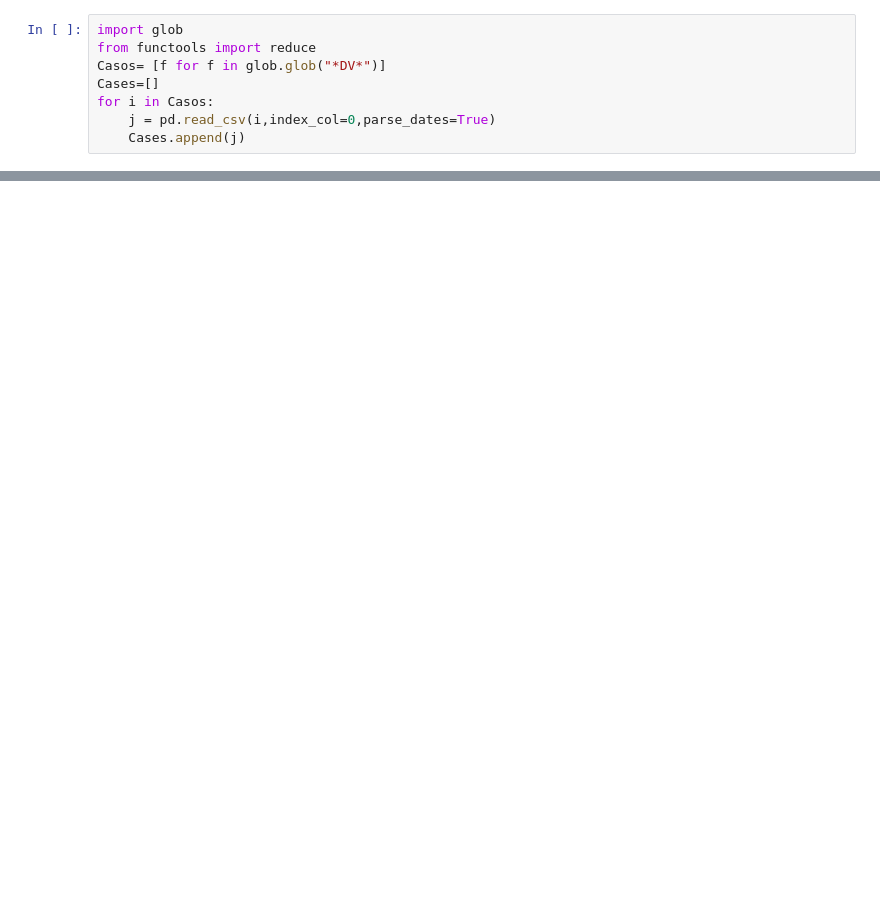
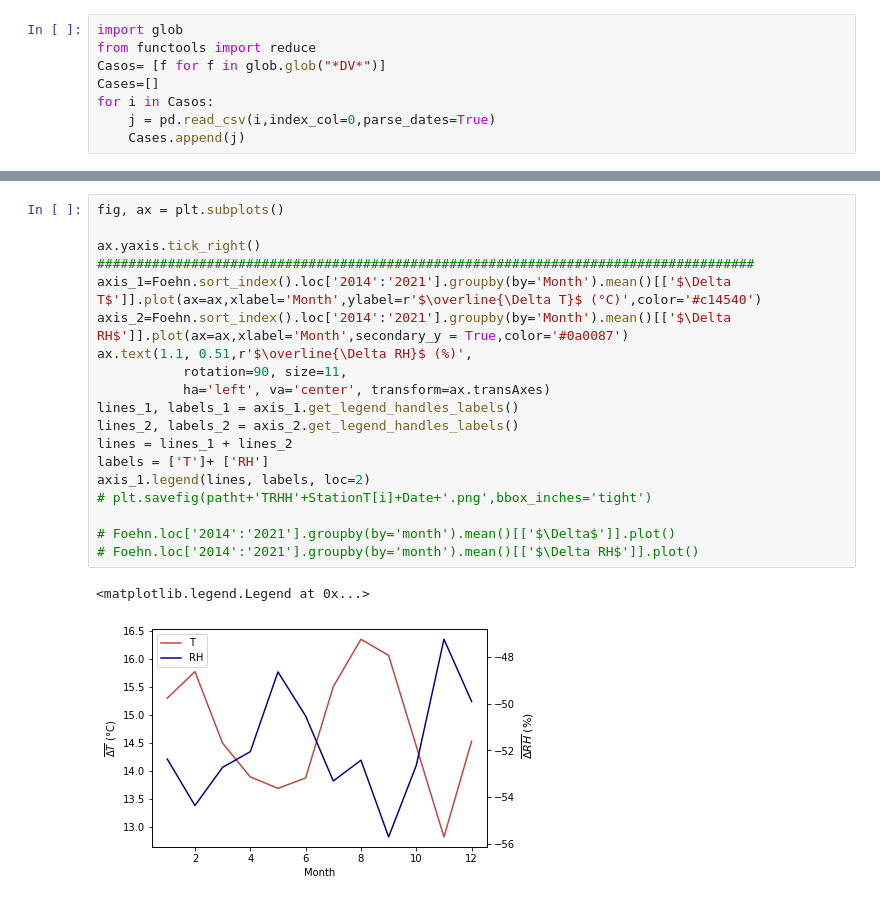
Before and after one commit to SaraFraija/FoehnColombia, a Jupyter notebook: AlgoritmoDEFINITIVOpaper.ipynb, the cells around one changed output, grey strips where cells are left out. Saved outputs shown, nothing was run; the diff lists cells and outputs as text; blank space fills up the shorter version.

```diff
--- a/AlgoritmoDEFINITIVOpaper.ipynb
+++ b/AlgoritmoDEFINITIVOpaper.ipynb
@@ -262,0 +250,22 @@ Foehn['2018-07-14']
+# %%
+fig, ax = plt.subplots()
+
+ax.yaxis.tick_right()
+####################################################################################
+axis_1=Foehn.sort_index().loc['2014':'2021'].groupby(by='Month').mean()[['$\Delta T$']].plot(ax=ax,xlabel='Month',ylabel=r'$\overline{\Delta T}$ (°C)',color='#c14540')
+axis_2=Foehn.sort_index().loc['2014':'2021'].groupby(by='Month').mean()[['$\Delta RH$']].plot(ax=ax,xlabel='Month',secondary_y = True,color='#0a0087')
+ax.text(1.1, 0.51,r'$\overline{\Delta RH}$ (%)',
+           rotation=90, size=11,
+           ha='left', va='center', transform=ax.transAxes)
+lines_1, labels_1 = axis_1.get_legend_handles_labels()
+lines_2, labels_2 = axis_2.get_legend_handles_labels()
+lines = lines_1 + lines_2
+labels = ['T']+ ['RH']
+axis_1.legend(lines, labels, loc=2)
+# plt.savefig(patht+'TRHH'+StationT[i]+Date+'.png',bbox_inches='tight')
+
+# Foehn.loc['2014':'2021'].groupby(by='month').mean()[['$\Delta$']].plot()
+# Foehn.loc['2014':'2021'].groupby(by='month').mean()[['$\Delta RH$']].plot()
+# %% [output]
+<matplotlib.legend.Legend at 0x...>
+[figure, added]
```
Also changed, not shown: parts of 19 cells of this notebook.
